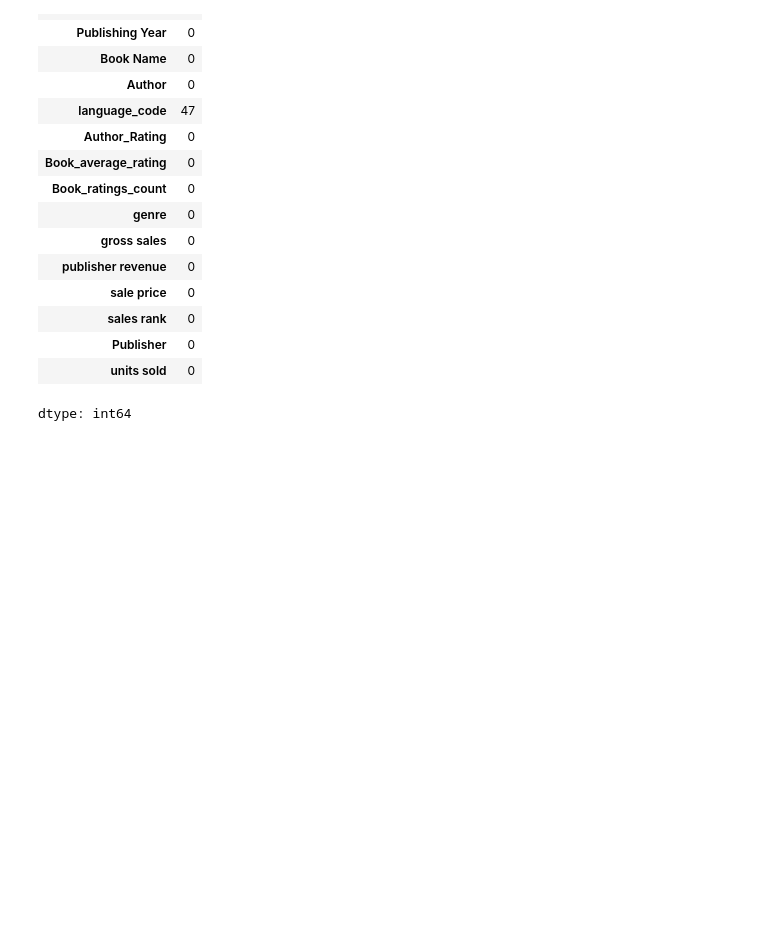
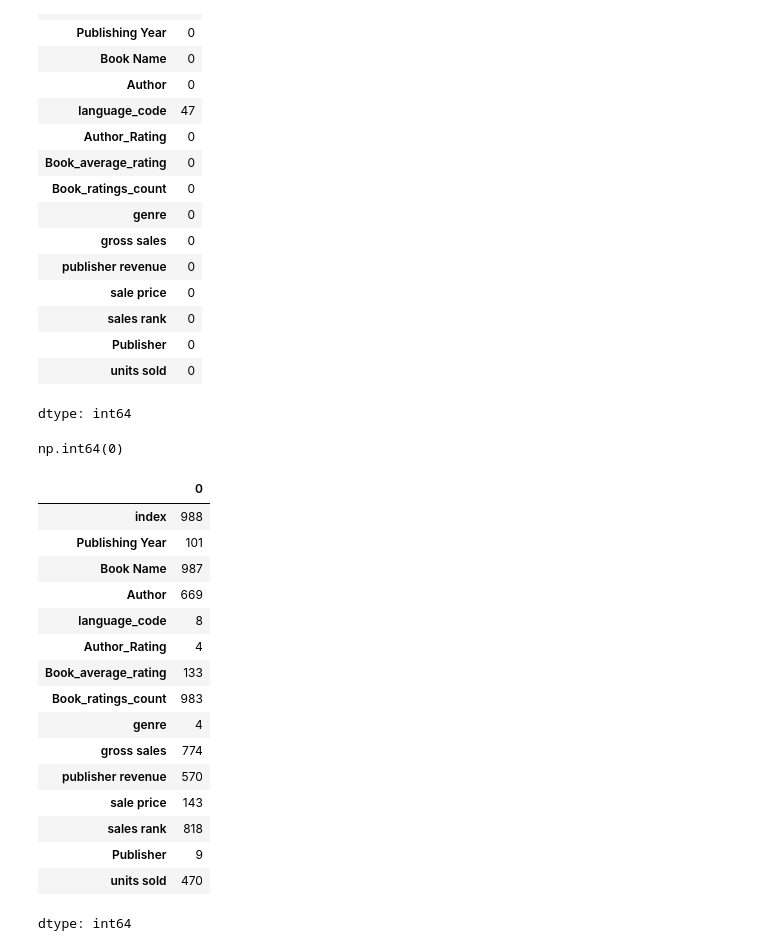
Before and after one commit to ZaidiSahab/Road-to-Data-Science, a Jupyter notebook: Book_Application_YTube.ipynb, the cells around one changed output. Drawn from its saved outputs; the diff is of its cells as text; code cells hidden in the pictures; blank space fills up the shorter version.

```diff
--- a/Book_Application_YTube.ipynb
+++ b/Book_Application_YTube.ipynb
@@ -56,3 +56,27 @@ df.isna().sum()
 dtype: int64
 # %%
 df.dropna(subset = "Book Name" , inplace=True)
+# %%
+df.duplicated().sum()
+# %% [output]
+np.int64(0)
+# %%
+df.nunique()
+# %% [output]
+|  | 0 |
+| index | 988 |
+| Publishing Year | 101 |
+| Book Name | 987 |
+| Author | 669 |
+| language_code | 8 |
+| Author_Rating | 4 |
+| Book_average_rating | 133 |
+| Book_ratings_count | 983 |
+| genre | 4 |
+| gross sales | 774 |
+| publisher revenue | 570 |
+| sale price | 143 |
+| sales rank | 818 |
+| Publisher | 9 |
+| units sold | 470 |
+dtype: int64
```
Also changed, not shown: parts of 1 cell of this notebook.
